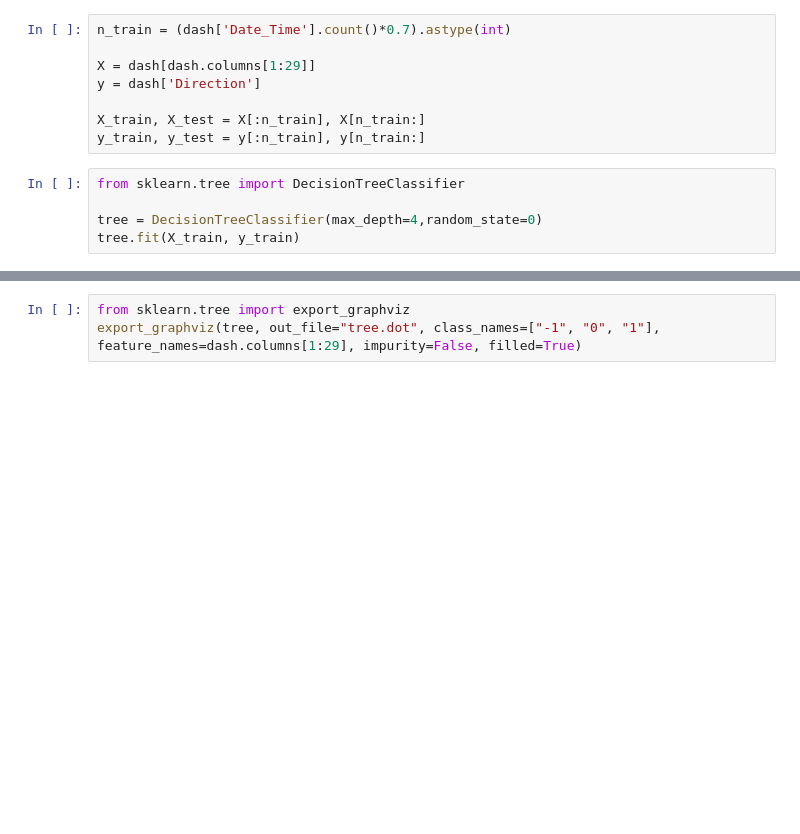
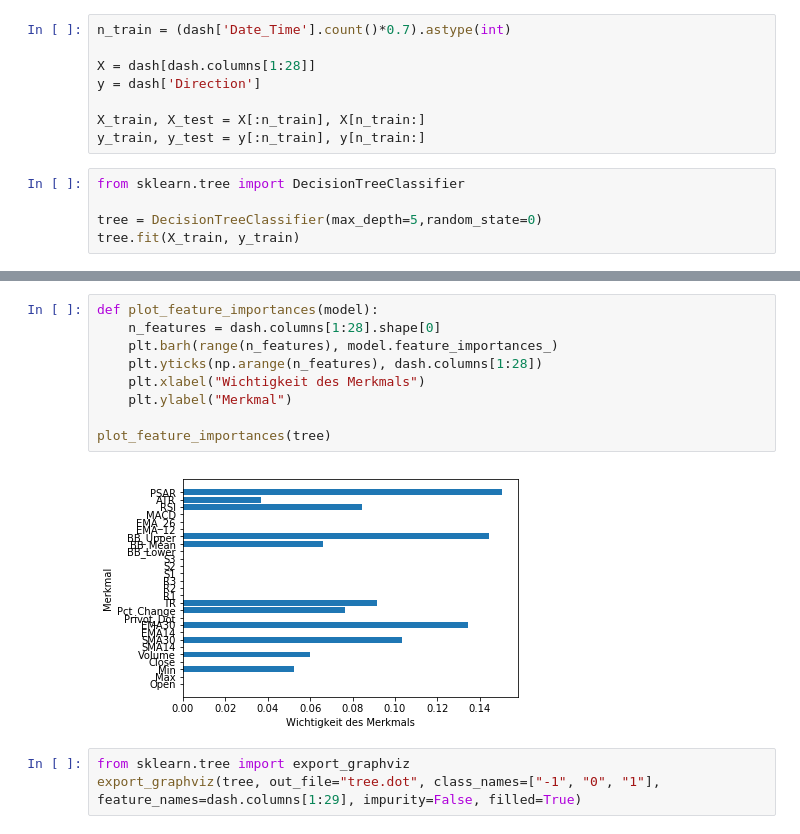
Before and after one commit to leonhead/machine-learning-training, a Jupyter notebook: machine_learning_tools/src/main/python/com/qubit/jupyter/supervised_learning/bitcoin/randomForest_dash.ipynb, the cells around one changed output, grey strips where cells are left out. Drawn from its saved outputs; the diff is of its cells as text; blank space fills up the shorter version.

```diff
--- a/machine_learning_tools/src/main/python/com/qubit/jupyter/supervised_learning/bitcoin/randomForest_dash.ipynb
+++ b/machine_learning_tools/src/main/python/com/qubit/jupyter/supervised_learning/bitcoin/randomForest_dash.ipynb
@@ -27,7 +27,7 @@ Index(['Open', 'Max', 'Min', 'Close', 'Volume', 'SMA14', 'SMA30', 'EMA14',
 # %%
 n_train = (dash['Date_Time'].count()*0.7).astype(int)
 
-X = dash[dash.columns[1:29]]
+X = dash[dash.columns[1:28]]
 y = dash['Direction']
 
 X_train, X_test = X[:n_train], X[n_train:]
@@ -35,6 +35,6 @@ y_train, y_test = y[:n_train], y[n_train:]
 # %%
 from sklearn.tree import DecisionTreeClassifier
 
-tree = DecisionTreeClassifier(max_depth=4,random_state=0)
+tree = DecisionTreeClassifier(max_depth=5,random_state=0)
 tree.fit(X_train, y_train)
 # %% [output]
@@ -56,3 +56,14 @@ print(np.unique(dash.Direction))
+# %%
+def plot_feature_importances(model):
+    n_features = dash.columns[1:28].shape[0]
+    plt.barh(range(n_features), model.feature_importances_)
+    plt.yticks(np.arange(n_features), dash.columns[1:28])
+    plt.xlabel("Wichtigkeit des Merkmals")
+    plt.ylabel("Merkmal")
+
+plot_feature_importances(tree)
+# %% [output]
+[figure, added]
 # %%
 from sklearn.tree import export_graphviz
 export_graphviz(tree, out_file="tree.dot", class_names=["-1", "0", "1"], feature_names=dash.columns[1:29], impurity=False, filled=True)
```
Also changed, not shown: parts of 5 cells of this notebook, 5 other files.
